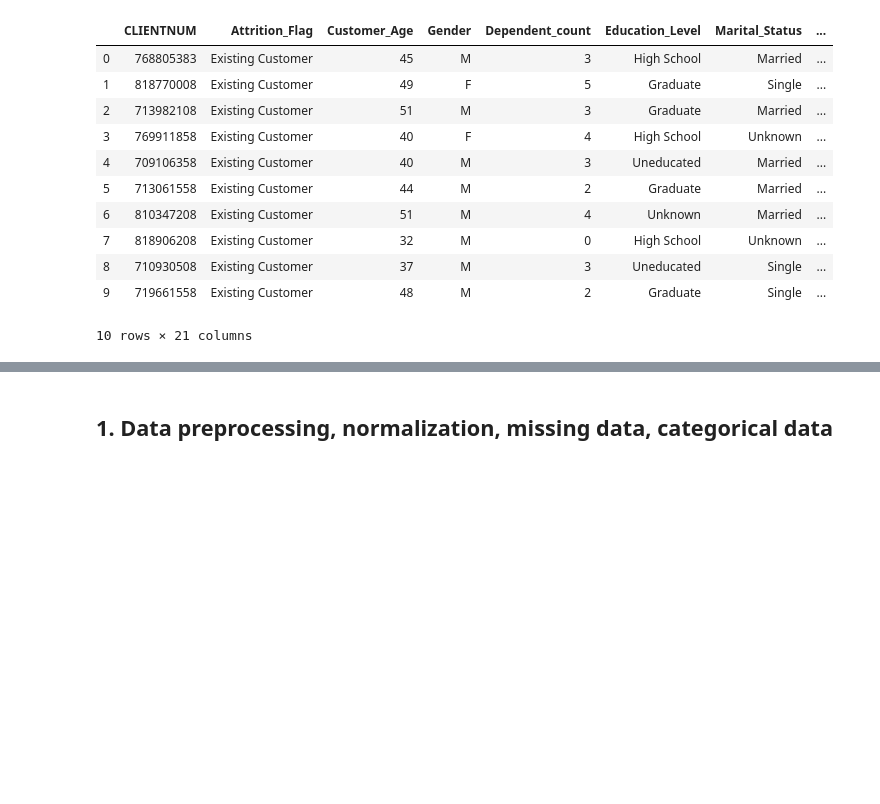
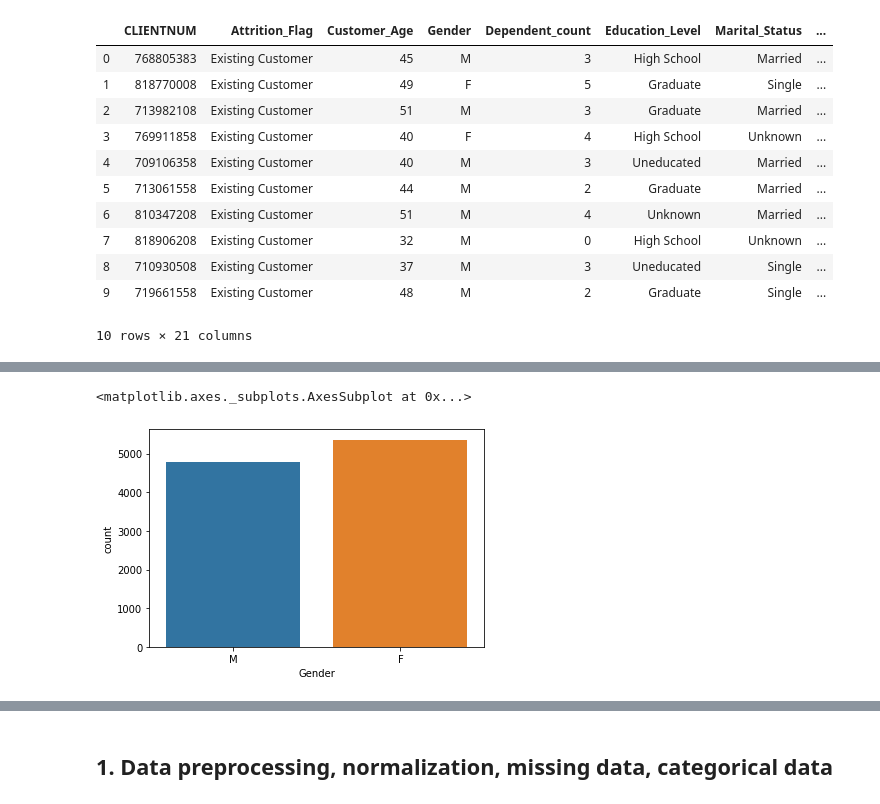
Before and after one commit to Elena-Chikara/Banking-churn-prediction-for-marketing-purposes, a Jupyter notebook: Bank_template.ipynb, the cells around one changed output, grey strips where cells are left out. Drawn from its saved outputs; the diff is of its cells as text; code cells hidden in the pictures; blank space fills up the shorter version.

```diff
--- a/Bank_template.ipynb
+++ b/Bank_template.ipynb
@@ -127,0 +148,5 @@ dataset.head(10)
+# %%
+sns.countplot(dataset['Gender'])
+# %% [output]
+<matplotlib.axes._subplots.AxesSubplot at 0x...>
+[figure, added]
```
Also changed, not shown: parts of 32 cells of this notebook.
